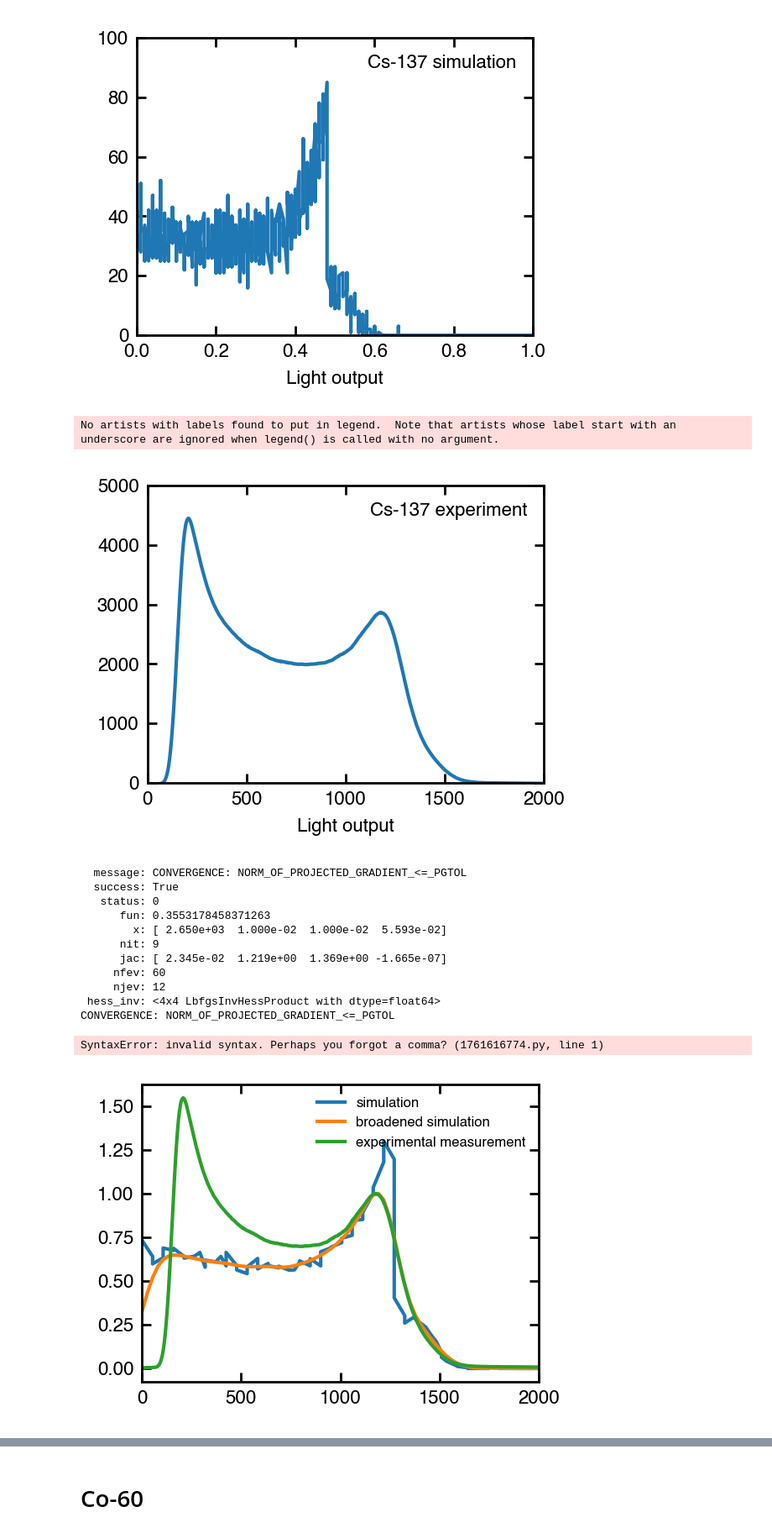
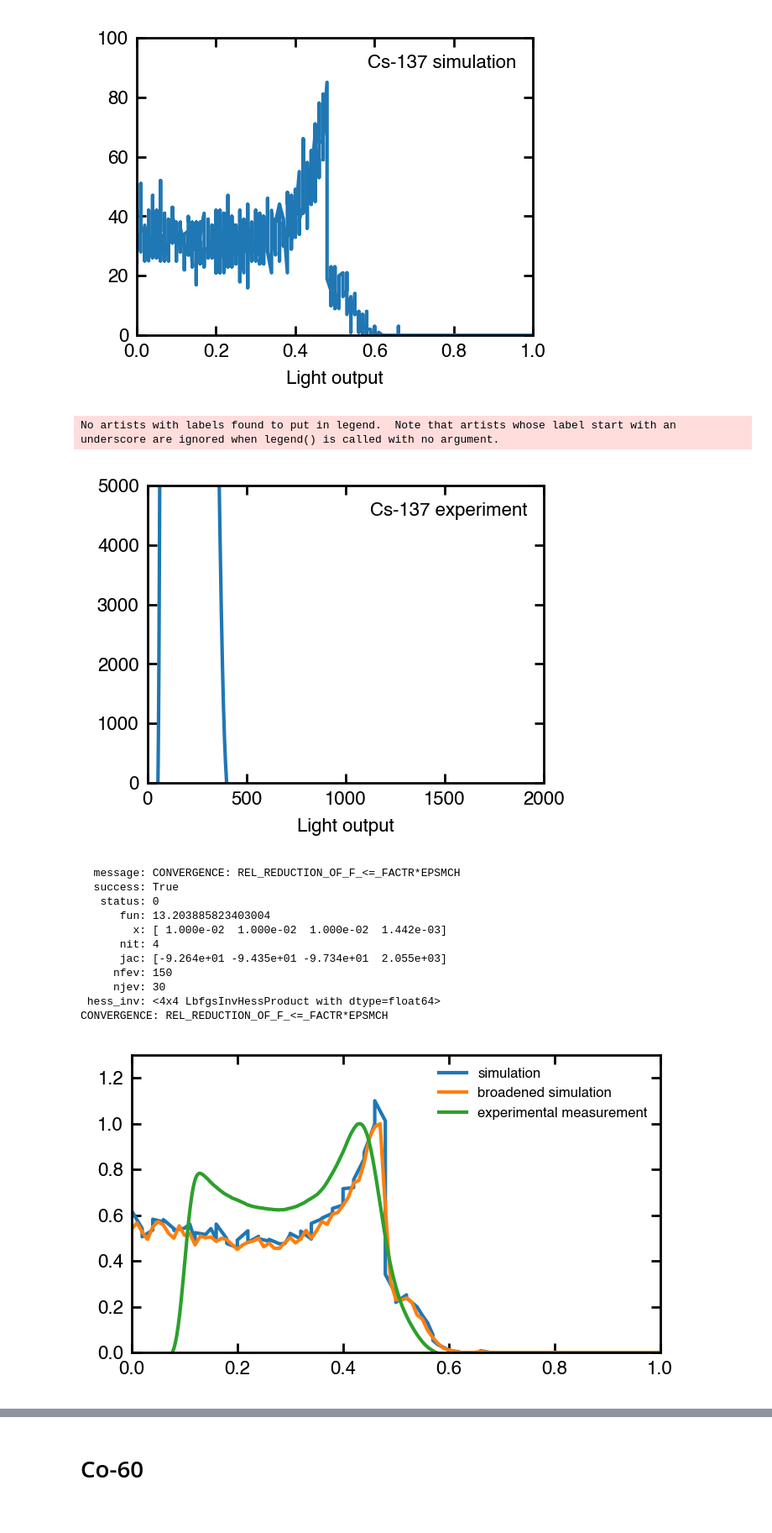
Before and after one commit to ShawnTHLIN/Neutron_research_code, a Jupyter notebook: Neutron_experiment/Calibration/2023_EJ309_CFD_Calibration_code.ipynb, the cells around one changed output, grey strips where cells are left out. Shown at 84% size. Saved outputs shown, nothing was run; the diff lists cells and outputs as text; code cells hidden in the pictures.

```diff
--- a/Neutron_experiment/Calibration/2023_EJ309_CFD_Calibration_code.ipynb
+++ b/Neutron_experiment/Calibration/2023_EJ309_CFD_Calibration_code.ipynb
@@ -358,6 +446,8 @@ Model intercept: 0.0016748707128033669
 # %%
 #Sim_2in_Co60= np.loadtxt('')
-exp_2in_Ch4_Cs137_y   = np.loadtxt('../../../data/CFD_lightoutput_calibration/Cs-137/CH0@DT5730B_1173_Espectrum_20230421_CFD_100_2ns_24ns_Cs-137_850_1650_NaI_Calibration_4hrs_20230421_174525.txt')
-#Sim_2in_Ch4_Cs137_raw = np.loadtxt('../../../data/HV_calibration/2023_EJ309_LO_Calibration/202302_2inches_EJ309_0.662MeV_isotropic_Energy_deposited.txt')
+#exp_2in_Ch4_Cs137_y   = np.loadtxt('../../../data/CFD_lightoutput_calibration/Cs-137/CH0@DT5730B_1173_Espectrum_20230421_CFD_100_2ns_24ns_Cs-137_850_1650_NaI_Calibration_4hrs_20230421_174525.txt')
+exp_2in_Ch4_Cs137_y=np.loadtxt("../../../data/2023_CFD_LO_calibration/CH4@DT5730B_1173_Espectrum_20230803Cs137_Ch0_1600V_Ch4_Ch6_850V_CFD90Pre120sm4_lsb15_3h_20230803_222621.txt")
+
+Sim_2in_Ch4_Cs137_raw = np.loadtxt('../../../data/HV_calibration/2023_EJ309_LO_Calibration/202302_2inches_EJ309_0.662MeV_isotropic_Energy_deposited.txt')
 # %%
 bin_Sim_2in_Ch4_Cs137, Sim_2in_Ch4_Cs137 =sorting(Sim_2in_Ch4_Cs137_raw,10000,0,10)
@@ -496,10 +611,10 @@ def resolution_function(input_x,input_y,alpha,beta,gamma):
 # %%
-simulation_x = bin_Sim_2in_Ch4_Cs137.copy()[0:1000]
+simulation_x = bin_Sim_2in_Ch4_Cs137.copy()[0:1000] # 0.001 MeVee
 simulation_y = Sim_2in_Ch4_Cs137.copy()[0:1000]
 experiment_x = exp_2in_Ch4_Cs137_x.copy()
-experiment_y = (exp_2in_Ch4_Cs137_y_smoothed.copy())-exp_2in_Ch4_Cs137_y_smoothed[1750]
-compare_LO_LLD = 10
-compare_LO_ULD = 17.5
+experiment_y = (exp_2in_Ch4_Cs137_y_smoothed.copy())-exp_2in_Ch4_Cs137_y_smoothed[400]
+compare_LO_LLD = 3
+compare_LO_ULD = 6
 simulation_x_binning = 100
 compare_LLD=int(compare_LO_LLD*simulation_x_binning)
 compare_ULD=int(compare_LO_ULD*simulation_x_binning)
@@ -512,10 +627,12 @@ plt.xlim(0,2000)
 
 def min_function(input_parameters):
     global resolution_function,simulation_x,simulation_y,experiment_x,experiment_y,compare_LO_LLD,compare_LO_ULD,compare_LLD,compare_ULD
-    resolution_result = resolution_function(simulation_x,simulation_y,input_parameters[1],input_parameters[2],input_parameters[3])
-    resolution_result_y_rebin = interp1d(simulation_x*input_parameters[0], resolution_result,fill_value="extrapolate")(experiment_x)
+    a =  0.0014377507890468483
+    b =  0.0016748707128033669
+    experiment_y_rebin = interp1d(experiment_x*input_parameters[3], experiment_y,fill_value="extrapolate")(simulation_x)
+    resolution_result = resolution_function(simulation_x,simulation_y,input_parameters[0],input_parameters[1],input_parameters[2])
     #print(resolution_result[compare_LLD:compare_ULD].max(),'  ',experiment_y_rebin[compare_LLD:compare_ULD].max())
-    Final_output= (resolution_result_y_rebin[compare_LLD:compare_ULD]/resolution_result_y_rebin[compare_LLD:compare_ULD].max())-(experiment_y[compare_LLD:compare_ULD]/experiment_y[compare_LLD:compare_ULD].max())
+    Final_output= (resolution_result[compare_LLD:compare_ULD]/resolution_result[compare_LLD:compare_ULD].max())-(experiment_y_rebin[compare_LLD:compare_ULD]/experiment_y_rebin[compare_LLD:compare_ULD].max())
     STD = sum(Final_output**2)
     #print(STD)
     return STD
@@ -536,13 +653,14 @@ ax.plot(experiment_x,experiment_y)
 fig_post_def(xlim=(0,2000),ylim=(0,5000),title='Cs-137 experiment',lg_fs=8,xlabel='Light output')
 # %% [output]
 No artists with labels found to put in legend.  Note that artists whose label start with an underscore are ignored when legend() is called with no argument.
-[figure, old version]
+[figure, new version]
 # %%
-initial_guess= [2650,0.0328,0.0378,0.0358]
-bnds = ((2650, 2750), (0.01, None), (0.01, None), (0.01, None))
+#initial_guess= [0.002,0.0328,0.0378,0.0358]
+initial_guess= [0.01,0.01,0.01,0.0014]
+bnds = ((0, 0.004), (0.001, None), (0.001, None), (0.001, None))
 output_result =minimize(min_function
                 ,initial_guess
-                ,bounds=bnds
+                #,bounds=bnds
                 #,tol = 0.001
                 #,options={'gtol': 0.001}
                 , method='L-BFGS-B')
@@ -551,38 +669,36 @@ print(output_result.message)
 
 output_min = output_result.x
 # %% [output]
-  message: CONVERGENCE: NORM_OF_PROJECTED_GRADIENT_<=_PGTOL
+  message: CONVERGENCE: REL_REDUCTION_OF_F_<=_FACTR*EPSMCH
   success: True
    status: 0
-      fun: 0.3553178458371263
-        x: [ 2.650e+03  1.000e-02  1.000e-02  5.593e-02]
-      nit: 9
-      jac: [ 2.345e-02  1.219e+00  1.369e+00 -1.665e-07]
-     nfev: 60
-     njev: 12
+      fun: 13.203885823403004
+        x: [ 1.000e-02  1.000e-02  1.000e-02  1.442e-03]
+      nit: 4
+      jac: [-9.264e+01 -9.435e+01 -9.734e+01  2.055e+03]
+     nfev: 150
+     njev: 30
  hess_inv: <4x4 LbfgsInvHessProduct with dtype=float64>
-CONVERGENCE: NORM_OF_PROJECTED_GRADIENT_<=_PGTOL
+CONVERGENCE: REL_REDUCTION_OF_F_<=_FACTR*EPSMCH
 # %%
-[ 2.65111111e+03 -7.80481460e-02 -1.20293129e-02  8.55841668e-02]
-[ 2.64994142e+03  9.05071337e-02 -1.35753630e-02  8.72445117e-02]
+#[ 2.65111111e+03 -7.80481460e-02 -1.20293129e-02  8.55841668e-02]
+#[ 2.64994142e+03  9.05071337e-02 -1.35753630e-02  8.72445117e-02]
-# %% [output]
-SyntaxError: invalid syntax. Perhaps you forgot a comma? (1761616774.py, line 1)
 # %%
 #output_min = [2650, 0.0328,0.0378,0.0358]
 # %%
 bin_Sim_2in_Ch4_Cs137_2, Sim_2in_Ch4_Cs137_2 =sorting(Sim_2in_Ch4_Cs137_raw,1000,0,10)
+broadened_spectrum =  resolution_function(bin_Sim_2in_Ch4_Cs137, Sim_2in_Ch4_Cs137,output_min[0],output_min[1],output_min[2])
 # %%
-fig = fig_pre_def(6,4.5,1)# 圖片大小
+fig = fig_pre_def(8,4.5,1)# 圖片大小
 ax = fig.add_subplot(1, 1, 1)
 
-broadened_spectrum =  resolution_function(bin_Sim_2in_Ch4_Cs137, Sim_2in_Ch4_Cs137,output_min[1],output_min[2],output_min[3])
 
-plt.plot(bin_Sim_2in_Ch4_Cs137_2*output_min[0],1.3*Sim_2in_Ch4_Cs137_2/Sim_2in_Ch4_Cs137_2.max(),label='simulation')
+plt.plot(bin_Sim_2in_Ch4_Cs137_2,1.1*Sim_2in_Ch4_Cs137_2/Sim_2in_Ch4_Cs137_2.max(),label='simulation')
 
-plt.plot(bin_Sim_2in_Ch4_Cs137*output_min[0],broadened_spectrum/broadened_spectrum[20:].max(),label='broadened simulation')
+plt.plot(bin_Sim_2in_Ch4_Cs137,broadened_spectrum/broadened_spectrum[:].max(),label='broadened simulation')
 
-plt.plot(exp_2in_Ch4_Cs137_x,exp_2in_Ch4_Cs137_y_smoothed/exp_2in_Ch4_Cs137_y_smoothed[1000:].max(),label='experimental measurement')
+plt.plot(exp_2in_Ch4_Cs137_x*output_min[3],experiment_y/experiment_y[:].max(),label='experimental measurement')
 
-fig_post_def(xlim=(0,2000))
+fig_post_def(xlim=(0,1),ylim=(0,1.3))
 # %% [output]
-[figure, old version]
+[figure, new version]
```
Also changed, not shown: parts of 56 cells of this notebook, 21 other files.
